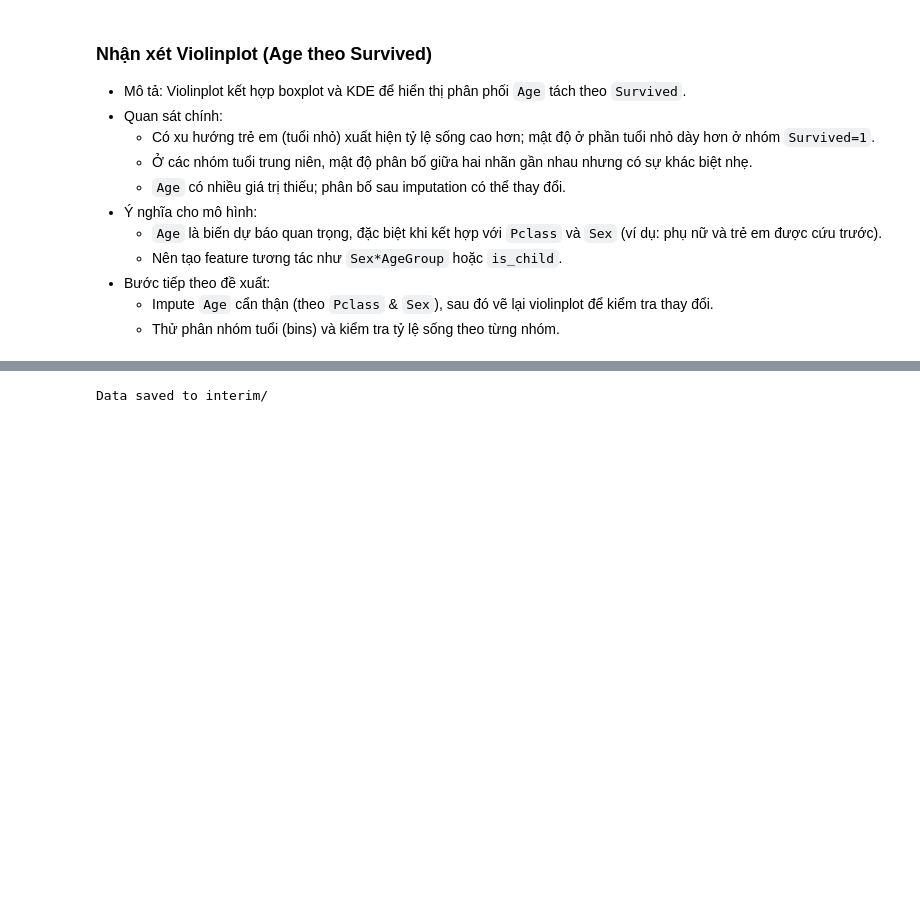
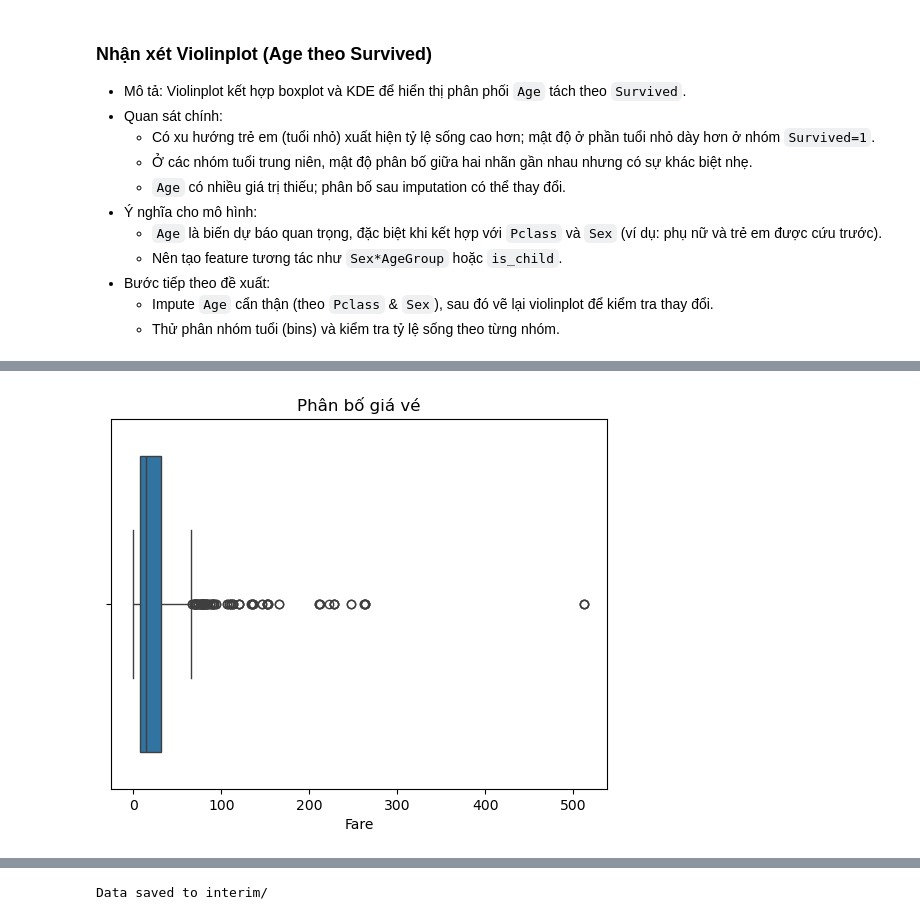
Before and after one commit to VietDQ1904/ML-Group-Projects, a Jupyter notebook: Challenge1/eda/eda.ipynb, the cells around one changed output, grey strips where cells are left out. Drawn from its saved outputs; the diff is of its cells as text; code cells hidden in the pictures; blank space fills up the shorter version.

```diff
--- a/Challenge1/eda/eda.ipynb
+++ b/Challenge1/eda/eda.ipynb
@@ -264,0 +303,6 @@ sns.violinplot(x='Survived', y='Age', data=df_dataset)
+# %%
+sns.boxplot(x=df_train['Fare'])
+plt.title('Phân bố giá vé')
+plt.show()
+# %% [output]
+[figure, added]
```
Also changed, not shown: parts of 20 cells of this notebook, 2 other files.
